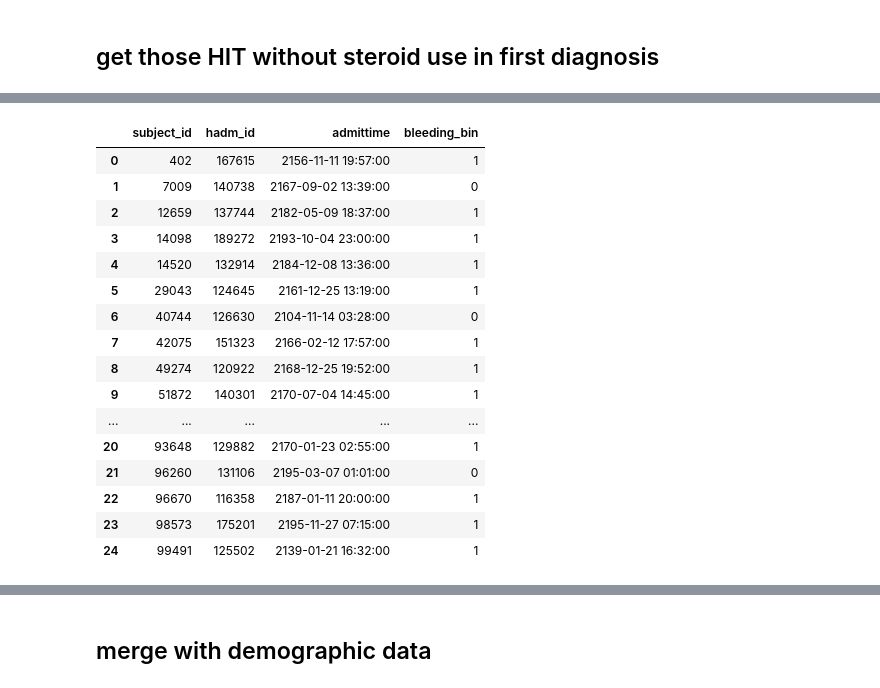
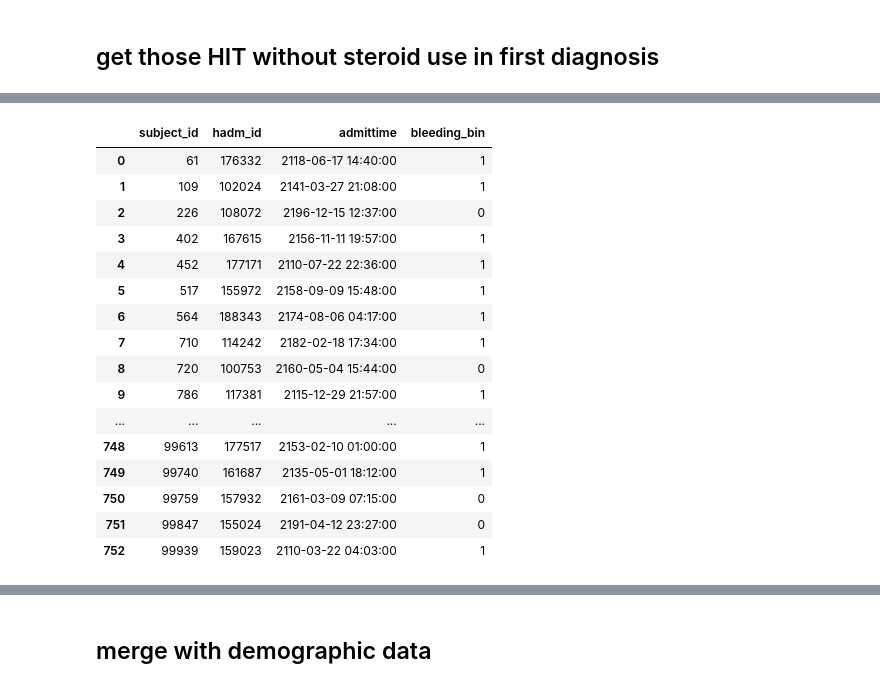
Before and after one commit to anaeliaovalle/mimic3_research, a Jupyter notebook: MIMIC3 Project.ipynb, the cells around one changed output, grey strips where cells are left out. Cells and saved outputs as stored; diff of their text form; code cells hidden in the pictures.

```diff
--- a/MIMIC3 Project.ipynb
+++ b/MIMIC3 Project.ipynb
@@ -1078,35 +1657,35 @@ df_no_steroid
 # %%
-#1,092 RECORDS
+#753 RECORDS
 query = query_schema + """
 
 WITH temp_table AS (
 
-SELECT
-    a.subject_id,
-    a.hadm_id,
-    drug,
-    drug_name_generic,
-    min(c.admittime) OVER (PARTITION BY a.subject_id) as admit
-FROM
-    diagnoses_icd a
-INNER JOIN
-    admissions c
-ON a.subject_id = c.subject_id
-AND a.hadm_id = c.hadm_id
-INNER JOIN
-    (
-        SELECT
-            icd9_code, long_title
-        FROM
-             d_icd_diagnoses
-        WHERE
-            long_title like '%HIT%'
-    ) b
-ON a.icd9_code = b.icd9_code
-INNER JOIN
-    prescriptions d
-ON a.subject_id = d.subject_id
-AND a.hadm_id = d.hadm_id
+    SELECT
+        a.subject_id,
+        a.hadm_id,
+        drug,
+        drug_name_generic,
+        min(c.admittime) OVER (PARTITION BY a.subject_id) as admit
+    FROM
+        diagnoses_icd a
+    INNER JOIN
+        admissions c
+    ON a.subject_id = c.subject_id
+    AND a.hadm_id = c.hadm_id
+    INNER JOIN
+        (
+            SELECT
+                icd9_code, long_title
+            FROM
+                 d_icd_diagnoses
+            WHERE
+                lower(long_title) like '%thrombocytopenia%'
+        ) b
+    ON a.icd9_code = b.icd9_code
+    INNER JOIN
+        prescriptions d
+    ON a.subject_id = d.subject_id
+    AND a.hadm_id = d.hadm_id
 )
 
 SELECT
@@ -1149,46 +1728,46 @@ FROM
     WHERE
         LOWER(d.drug) NOT like '%prednisone%'
             OR
         LOWER(d.drug) NOT like '%methylprednisolone%'
             OR
         LOWER(d.drug) NOT like '%dexamethasone%'
     )
 ) f
 
 GROUP BY 1,2,3
 
 ) g
 INNER JOIN
     (
     SELECT
         subject_id,
         hadm_id,
         COUNT(CASE WHEN LOWER(text) like '%bleed%' THEN 1 end) AS bleeding
     FROM noteevents
     GROUP BY 1,2
     ) d
 ON g.subject_id = d.subject_id AND g.hadm_id = d.hadm_id
 WHERE count > 0 AND row_number = 1
 
 """
 df_yes_steroid = pd.read_sql_query(query,con)
 
 df_yes_steroid
 # %% [output]
 |  | subject_id | hadm_id | admittime | bleeding_bin |
-| 0 | 402 | 167615 | 2156-11-11 19:57:00 | 1 |
-| 1 | 7009 | 140738 | 2167-09-02 13:39:00 | 0 |
-| 2 | 12659 | 137744 | 2182-05-09 18:37:00 | 1 |
-| 3 | 14098 | 189272 | 2193-10-04 23:00:00 | 1 |
-| 4 | 14520 | 132914 | 2184-12-08 13:36:00 | 1 |
-| 5 | 29043 | 124645 | 2161-12-25 13:19:00 | 1 |
-| 6 | 40744 | 126630 | 2104-11-14 03:28:00 | 0 |
-| 7 | 42075 | 151323 | 2166-02-12 17:57:00 | 1 |
-| 8 | 49274 | 120922 | 2168-12-25 19:52:00 | 1 |
-| 9 | 51872 | 140301 | 2170-07-04 14:45:00 | 1 |
+| 0 | 61 | 176332 | 2118-06-17 14:40:00 | 1 |
+| 1 | 109 | 102024 | 2141-03-27 21:08:00 | 1 |
+| 2 | 226 | 108072 | 2196-12-15 12:37:00 | 0 |
+| 3 | 402 | 167615 | 2156-11-11 19:57:00 | 1 |
+| 4 | 452 | 177171 | 2110-07-22 22:36:00 | 1 |
+| 5 | 517 | 155972 | 2158-09-09 15:48:00 | 1 |
+| 6 | 564 | 188343 | 2174-08-06 04:17:00 | 1 |
+| 7 | 710 | 114242 | 2182-02-18 17:34:00 | 1 |
+| 8 | 720 | 100753 | 2160-05-04 15:44:00 | 0 |
+| 9 | 786 | 117381 | 2115-12-29 21:57:00 | 1 |
 | ... | ... | ... | ... | ... |
-| 20 | 93648 | 129882 | 2170-01-23 02:55:00 | 1 |
-| 21 | 96260 | 131106 | 2195-03-07 01:01:00 | 0 |
-| 22 | 96670 | 116358 | 2187-01-11 20:00:00 | 1 |
-| 23 | 98573 | 175201 | 2195-11-27 07:15:00 | 1 |
-| 24 | 99491 | 125502 | 2139-01-21 16:32:00 | 1 |
+| 748 | 99613 | 177517 | 2153-02-10 01:00:00 | 1 |
+| 749 | 99740 | 161687 | 2135-05-01 18:12:00 | 1 |
+| 750 | 99759 | 157932 | 2161-03-09 07:15:00 | 0 |
+| 751 | 99847 | 155024 | 2191-04-12 23:27:00 | 0 |
+| 752 | 99939 | 159023 | 2110-03-22 04:03:00 | 1 |
```
Also changed, not shown: parts of 18 cells of this notebook.
